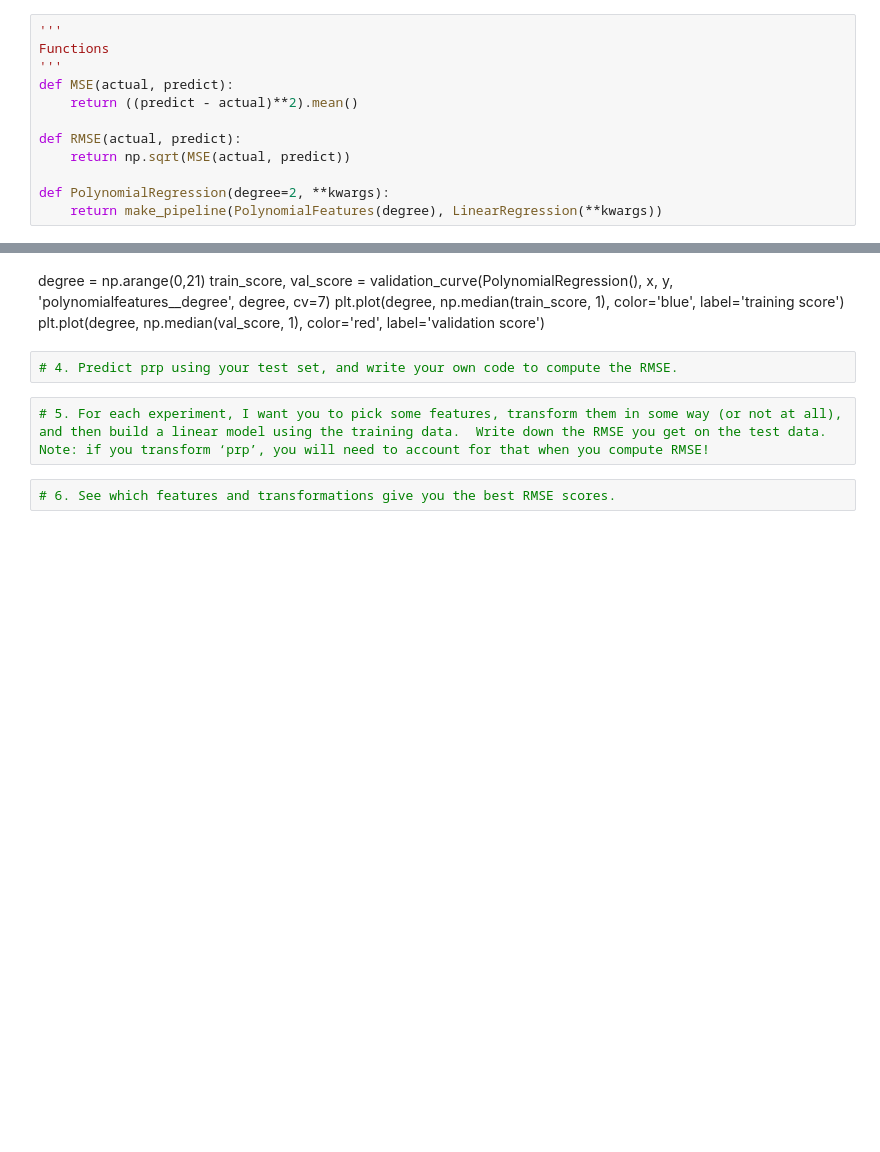
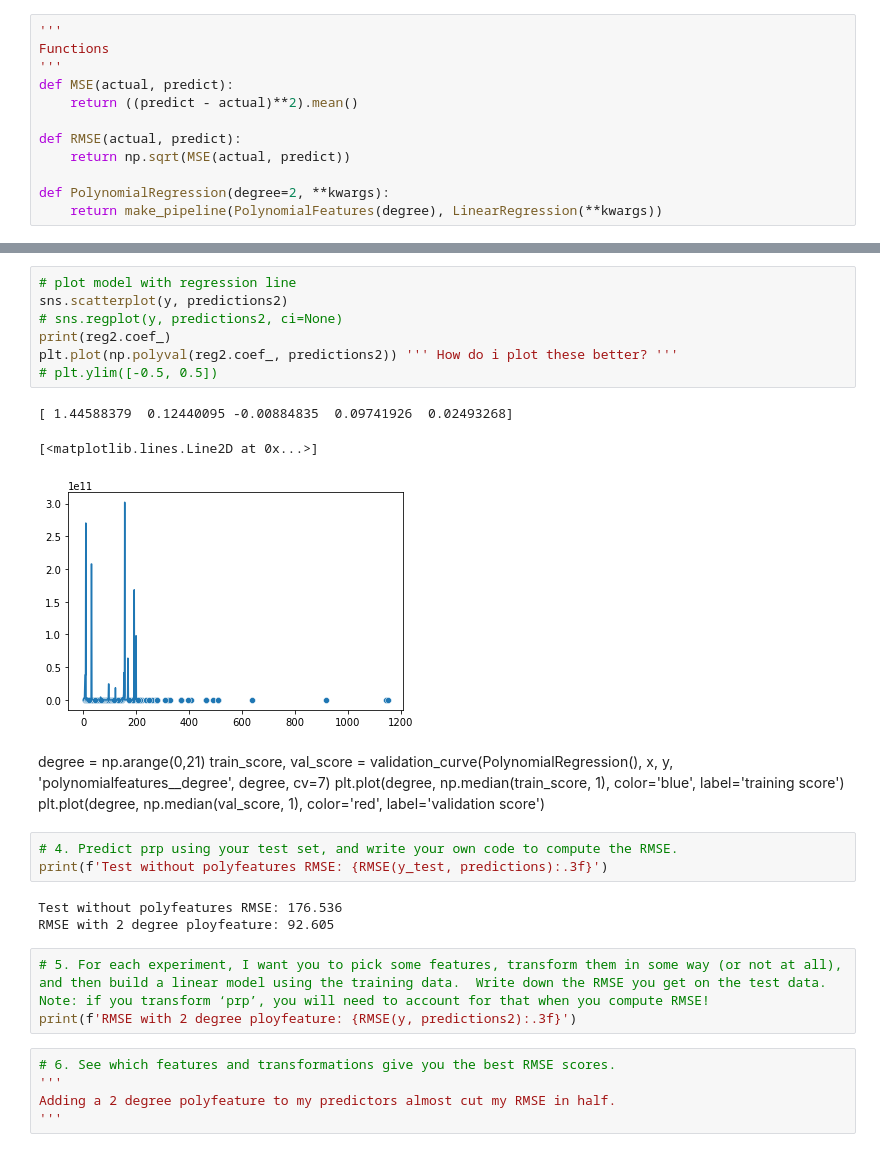
Before and after one commit to BarbosaRicardo/CST383_Data_Science, a Jupyter notebook: Week7/Labs/lab3.ipynb, the cells around one changed output, grey strips where cells are left out. Cells and saved outputs as stored; diff of their text form; blank space fills up the shorter version.

```diff
--- a/Week7/Labs/lab3.ipynb
+++ b/Week7/Labs/lab3.ipynb
@@ -82,3 +80,14 @@ ValueError: matmul: Input operand 1 has a mismatch in its core dimension 0, with
+# %%
+# plot model with regression line
+sns.scatterplot(y, predictions2)
+# sns.regplot(y, predictions2, ci=None)
+print(reg2.coef_)
+plt.plot(np.polyval(reg2.coef_, predictions2)) ''' How do i plot these better? '''
+# plt.ylim([-0.5, 0.5])
+# %% [output]
+[ 1.44588379  0.12440095 -0.00884835  0.09741926  0.02493268]
+[<matplotlib.lines.Line2D at 0x...>]
+[figure, added]
 # %% [markdown]
 degree = np.arange(0,21)
 train_score, val_score = validation_curve(PolynomialRegression(), x, y, 'polynomialfeatures__degree', degree, cv=7)
@@ -86,7 +95,15 @@ plt.plot(degree, np.median(train_score, 1), color='blue', label='training score'
 plt.plot(degree, np.median(val_score, 1), color='red', label='validation score')
 # %%
 # 4. Predict prp using your test set, and write your own code to compute the RMSE.
+print(f'Test without polyfeatures RMSE: {RMSE(y_test, predictions):.3f}')
+# %% [output]
+Test without polyfeatures RMSE: 176.536
+RMSE with 2 degree ployfeature: 92.605
 # %%
 # 5. For each experiment, I want you to pick some features, transform them in some way (or not at all), and then build a linear model using the training data.  Write down the RMSE you get on the test data.  Note: if you transform ‘prp’, you will need to account for that when you compute RMSE!
+print(f'RMSE with 2 degree ployfeature: {RMSE(y, predictions2):.3f}')
 # %%
 # 6. See which features and transformations give you the best RMSE scores.
+'''
+Adding a 2 degree polyfeature to my predictors almost cut my RMSE in half.
+'''
```
Also changed, not shown: parts of 7 cells of this notebook, 2 other files.
